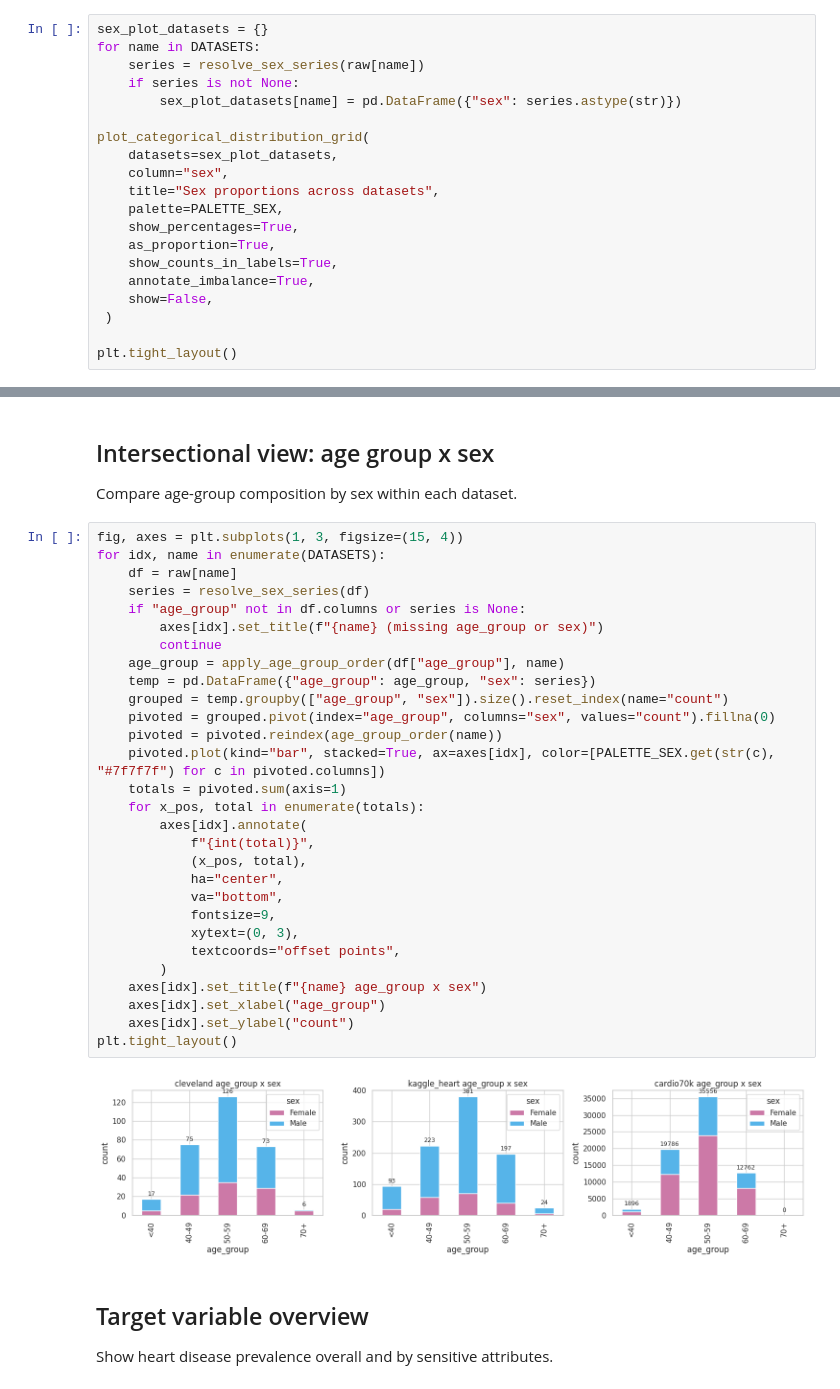
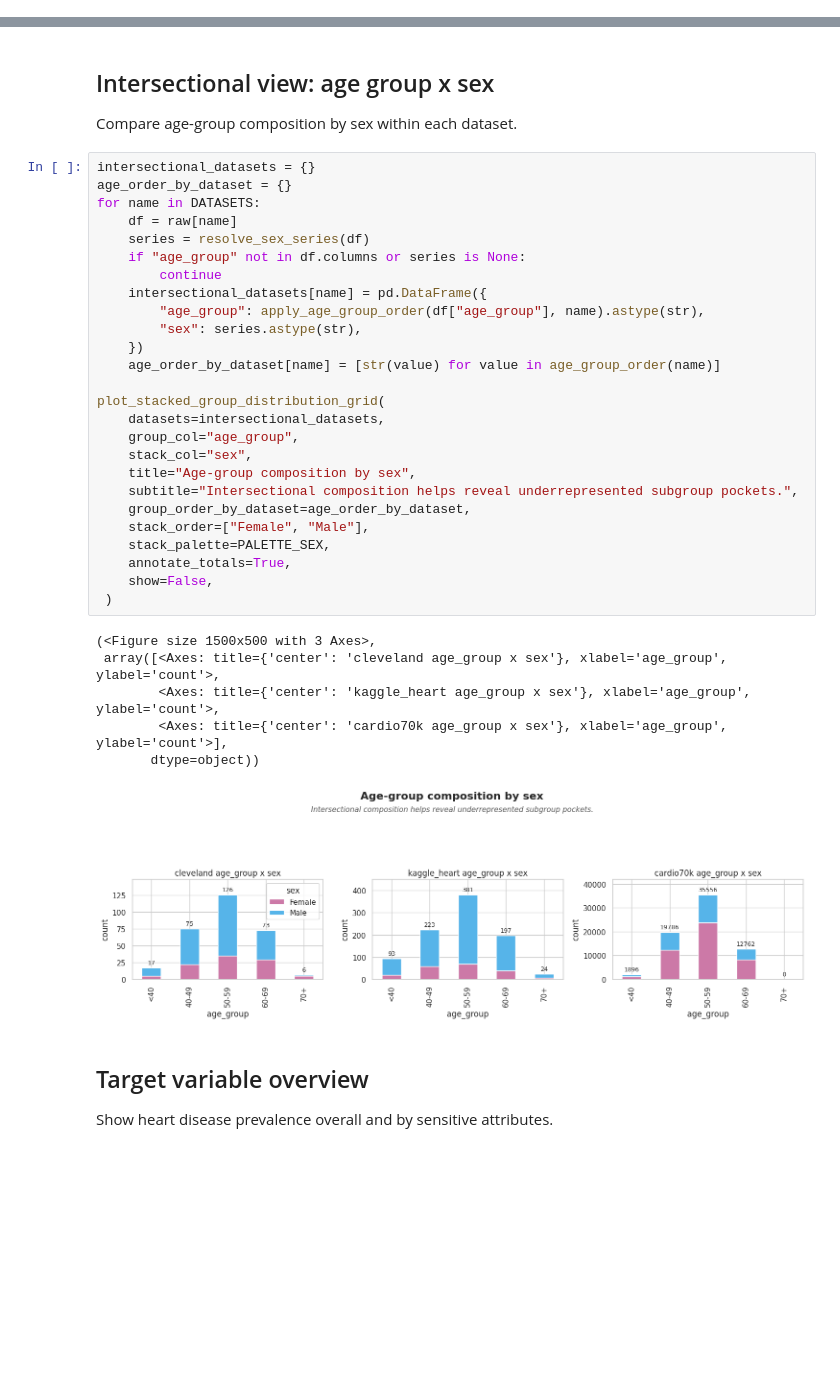
Before and after one commit to UA-Dissertation-Project-107449/FairXAI, a Jupyter notebook: notebooks/cardiac_eda.ipynb, the cells around one changed output, grey strips where cells are left out. Cells and saved outputs as stored; diff of their text form; blank space fills up the shorter version.

```diff
--- a/notebooks/cardiac_eda.ipynb
+++ b/notebooks/cardiac_eda.ipynb
@@ -471,20 +488,0 @@ plt.tight_layout()
-# %%
-sex_plot_datasets = {}
-for name in DATASETS:
-    series = resolve_sex_series(raw[name])
-    if series is not None:
-        sex_plot_datasets[name] = pd.DataFrame({"sex": series.astype(str)})
-
-plot_categorical_distribution_grid(
-    datasets=sex_plot_datasets,
-    column="sex",
-    title="Sex proportions across datasets",
-    palette=PALETTE_SEX,
-    show_percentages=True,
-    as_proportion=True,
-    show_counts_in_labels=True,
-    annotate_imbalance=True,
-    show=False,
- )
-
-plt.tight_layout()
@@ -494,36 +490,38 @@ plt.tight_layout()
 ## Intersectional view: age group x sex
 Compare age-group composition by sex within each dataset.
 # %%
-fig, axes = plt.subplots(1, 3, figsize=(15, 4))
-for idx, name in enumerate(DATASETS):
+intersectional_datasets = {}
+age_order_by_dataset = {}
+for name in DATASETS:
     df = raw[name]
     series = resolve_sex_series(df)
     if "age_group" not in df.columns or series is None:
-        axes[idx].set_title(f"{name} (missing age_group or sex)")
         continue
-    age_group = apply_age_group_order(df["age_group"], name)
-    temp = pd.DataFrame({"age_group": age_group, "sex": series})
-    grouped = temp.groupby(["age_group", "sex"]).size().reset_index(name="count")
-    pivoted = grouped.pivot(index="age_group", columns="sex", values="count").fillna(0)
-    pivoted = pivoted.reindex(age_group_order(name))
-    pivoted.plot(kind="bar", stacked=True, ax=axes[idx], color=[PALETTE_SEX.get(str(c), "#7f7f7f") for c in pivoted.columns])
-    totals = pivoted.sum(axis=1)
-    for x_pos, total in enumerate(totals):
-        axes[idx].annotate(
-            f"{int(total)}",
-            (x_pos, total),
-            ha="center",
-            va="bottom",
-            fontsize=9,
-            xytext=(0, 3),
-            textcoords="offset points",
-        )
-    axes[idx].set_title(f"{name} age_group x sex")
-    axes[idx].set_xlabel("age_group")
-    axes[idx].set_ylabel("count")
-plt.tight_layout()
+    intersectional_datasets[name] = pd.DataFrame({
+        "age_group": apply_age_group_order(df["age_group"], name).astype(str),
+        "sex": series.astype(str),
+    })
+    age_order_by_dataset[name] = [str(value) for value in age_group_order(name)]
+
+plot_stacked_group_distribution_grid(
+    datasets=intersectional_datasets,
+    group_col="age_group",
+    stack_col="sex",
+    title="Age-group composition by sex",
+    subtitle="Intersectional composition helps reveal underrepresented subgroup pockets.",
+    group_order_by_dataset=age_order_by_dataset,
+    stack_order=["Female", "Male"],
+    stack_palette=PALETTE_SEX,
+    annotate_totals=True,
+    show=False,
+ )
 # %% [output]
+(<Figure size 1500x500 with 3 Axes>,
+ array([<Axes: title={'center': 'cleveland age_group x sex'}, xlabel='age_group', ylabel='count'>,
+        <Axes: title={'center': 'kaggle_heart age_group x sex'}, xlabel='age_group', ylabel='count'>,
+        <Axes: title={'center': 'cardio70k age_group x sex'}, xlabel='age_group', ylabel='count'>],
+       dtype=object))
-[figure, old version]
+[figure, new version]
 # %% [markdown]
 ## Target variable overview
 Show heart disease prevalence overall and by sensitive attributes.
```
Also changed, not shown: parts of 9 cells of this notebook, 2 other files.
